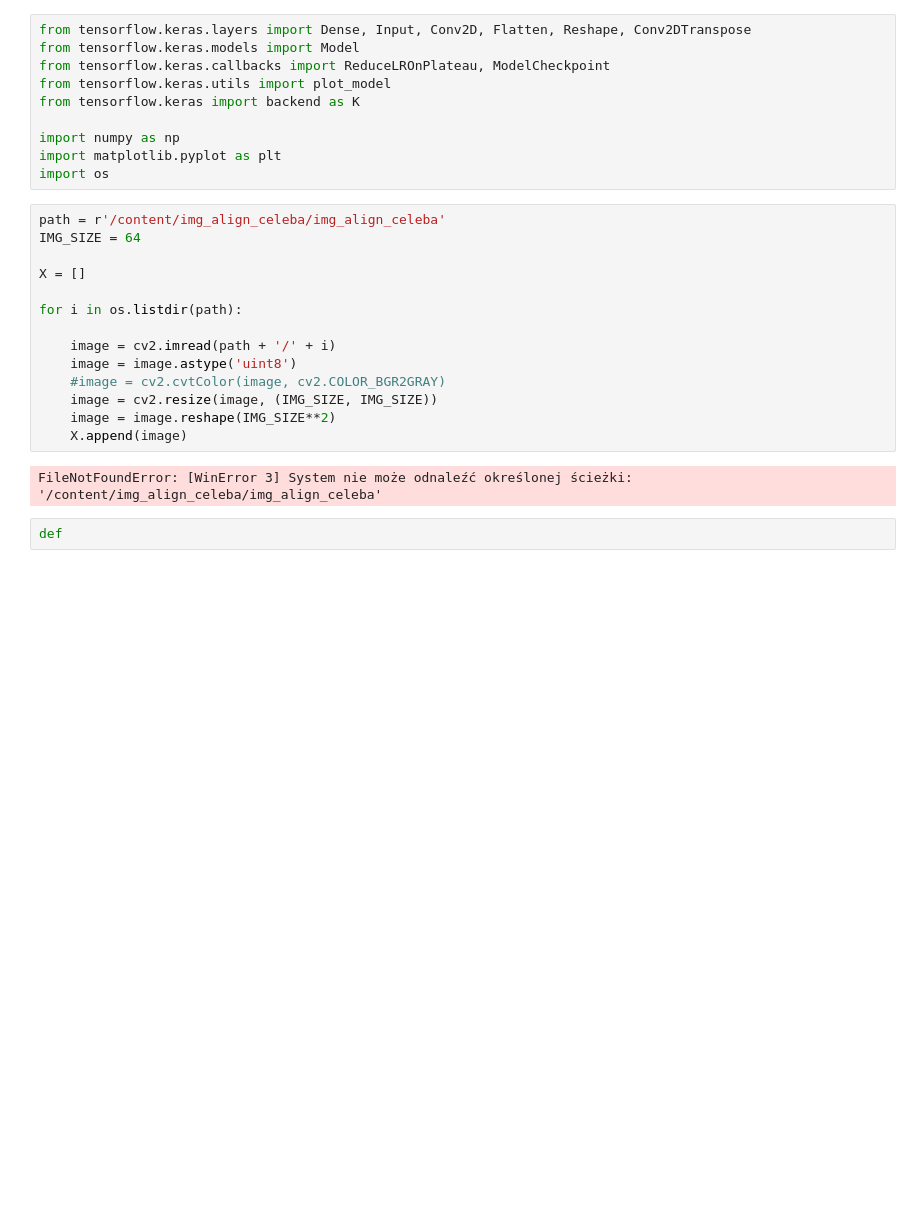
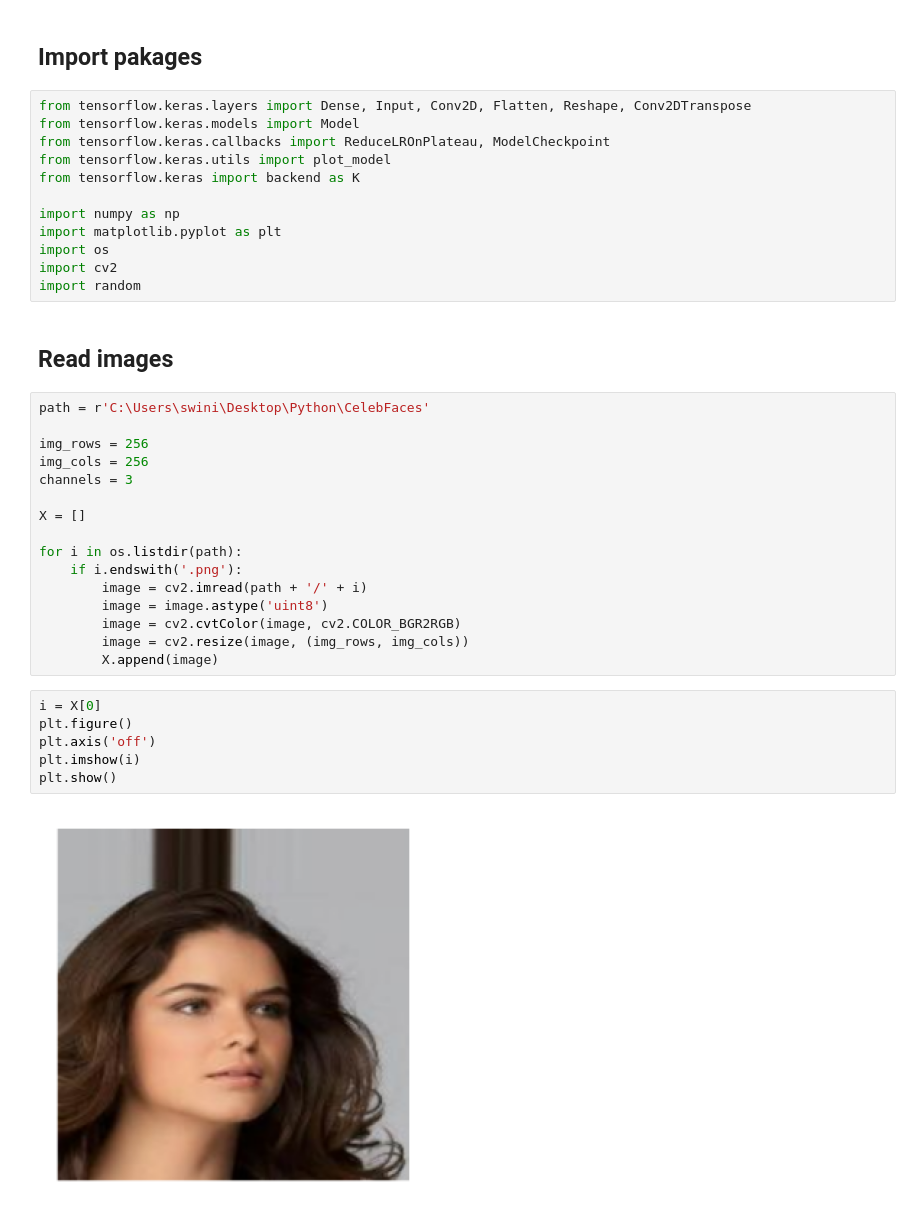
Before and after one commit to KacperWiniarski/CelebFaces, a Jupyter notebook: Image_colorization.ipynb, the cells around one changed output. Drawn from its saved outputs; the diff is of its cells as text; blank space fills up the shorter version.

```diff
--- a/Image_colorization.ipynb
+++ b/Image_colorization.ipynb
@@ -3,3 +3,5 @@
+# %% [markdown]
+## Import pakages
 # %%
 from tensorflow.keras.layers import Dense, Input, Conv2D, Flatten, Reshape, Conv2DTranspose
 from tensorflow.keras.models import Model
@@ -10,21 +12,31 @@ from tensorflow.keras import backend as K
 import numpy as np
 import matplotlib.pyplot as plt
 import os
+import cv2
+import random
-# %%
-path = r'/content/img_align_celeba/img_align_celeba'
-IMG_SIZE = 64
-
-X = []
-
-for i in os.listdir(path):
-
-    image = cv2.imread(path + '/' + i)
-    image = image.astype('uint8')
-    #image = cv2.cvtColor(image, cv2.COLOR_BGR2GRAY)
-    image = cv2.resize(image, (IMG_SIZE, IMG_SIZE))
-    image = image.reshape(IMG_SIZE**2)
-    X.append(image)
-# %% [output]
-FileNotFoundError: [WinError 3] System nie może odnaleźć określonej ścieżki: '/content/img_align_celeba/img_align_celeba'
+# %% [markdown]
+## Read images
 # %%
-def
+path = r'C:\Users\swini\Desktop\Python\CelebFaces'
+
+img_rows = 256
+img_cols = 256
+channels = 3
+
+X = []
+
+for i in os.listdir(path):
+    if i.endswith('.png'):
+        image = cv2.imread(path + '/' + i)
+        image = image.astype('uint8')
+        image = cv2.cvtColor(image, cv2.COLOR_BGR2RGB)
+        image = cv2.resize(image, (img_rows, img_cols))
+        X.append(image)
+# %%
+i = X[0]
+plt.figure()
+plt.axis('off')
+plt.imshow(i)
+plt.show()
+# %% [output]
+[figure, added]
```
Also changed, not shown: parts of 7 cells of this notebook.
